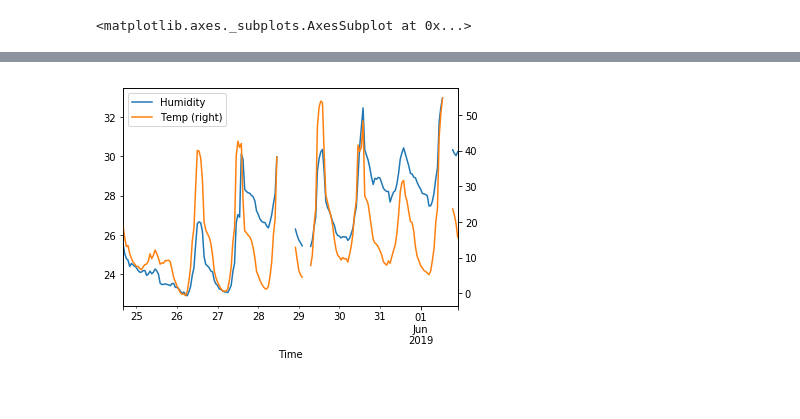
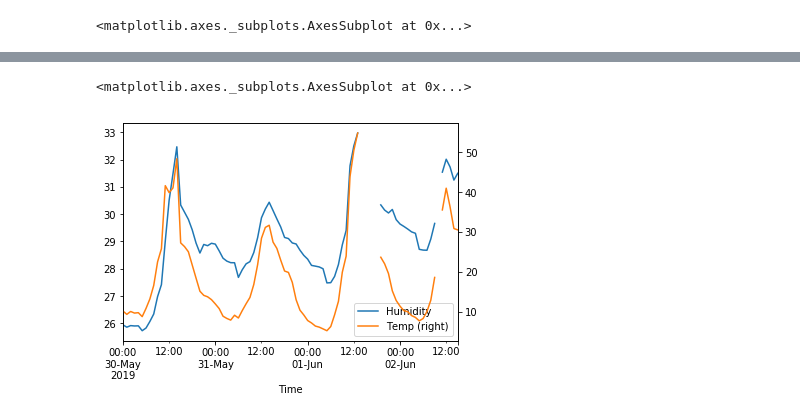
Before and after one commit to tarkus1/irrigation, a Jupyter notebook: moisture.ipynb, the cells around one changed output, grey strips where cells are left out. Cells and saved outputs as stored; diff of their text form; code cells hidden in the pictures.

```diff
--- a/moisture.ipynb
+++ b/moisture.ipynb
@@ -51,5 +51,7 @@ hourly['2019-06':].Temp.plot(secondary_y=True,legend=True)
 # %%
 hourly = moist.resample('1H').mean()
-hourly['2019-04':].Humidity.plot(legend=True)
-hourly['2019-04':].Temp.plot(secondary_y=True,legend=True)
+hourly.dropna()
+print(hourly['2019-05-30':])
+hourly['2019-05-30':].Humidity.plot(legend=True)
+hourly['2019-05-30':].Temp.plot(secondary_y=True,legend=True)
 # %% [output]
@@ -57 +75,2 @@ hourly['2019-04':].Temp.plot(secondary_y=True,legend=True)
+<matplotlib.axes._subplots.AxesSubplot at 0x...>
-[figure, old version]
+[figure, new version]
```
Also changed, not shown: parts of 6 cells of this notebook, 2 other files.
